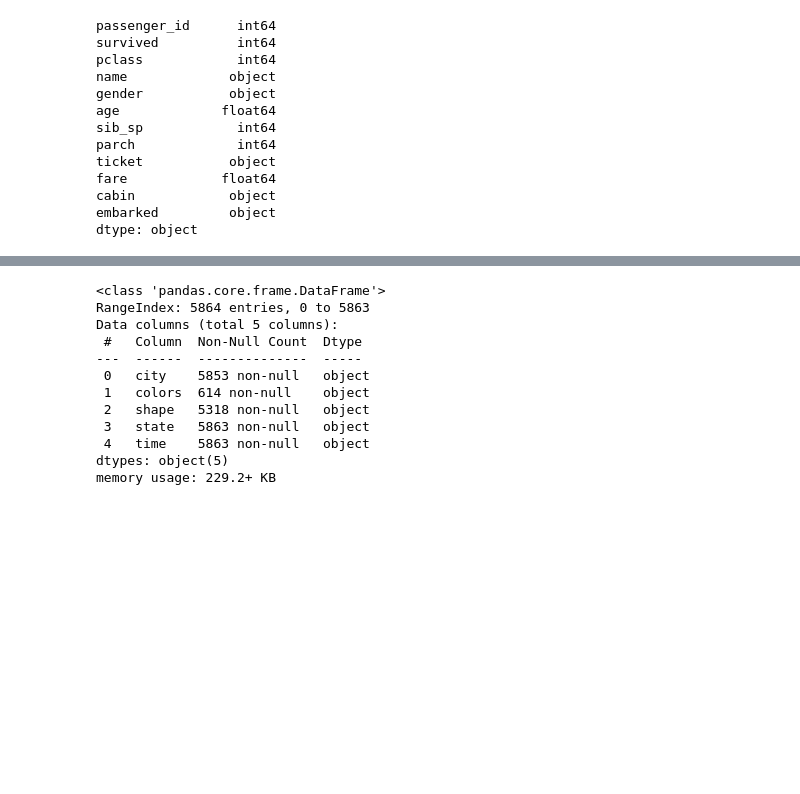
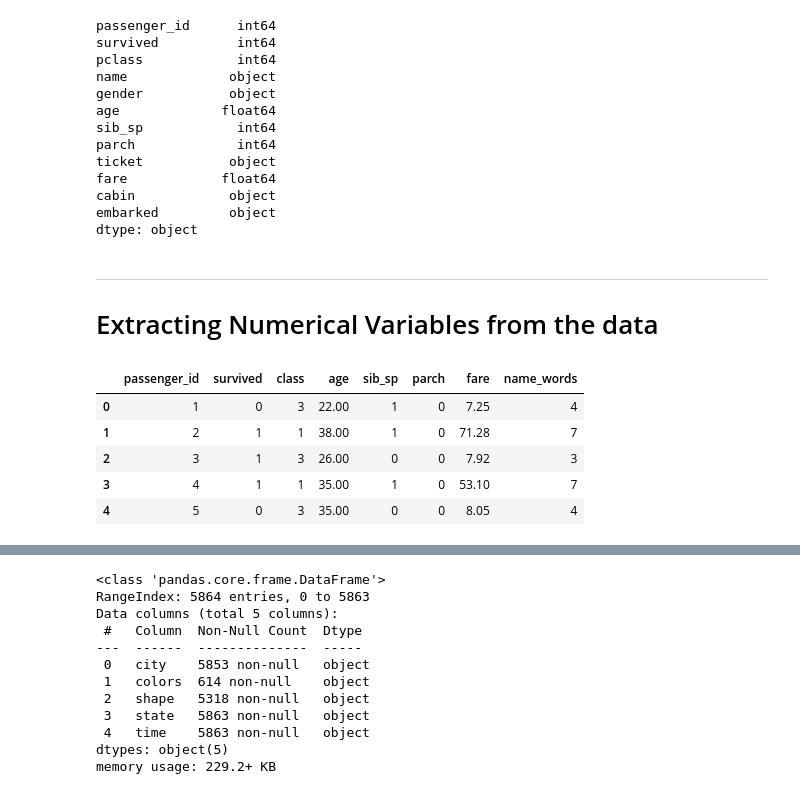
Before and after one commit to JitendraAlim/Data-Science-Toolkit, a Jupyter notebook: Python/Pandas/Pandas.ipynb, the cells around one changed output, grey strips where cells are left out. Drawn from its saved outputs; the diff is of its cells as text; code cells hidden in the pictures; blank space fills up the shorter version.

```diff
--- a/Python/Pandas/Pandas.ipynb
+++ b/Python/Pandas/Pandas.ipynb
@@ -300,3 +295,15 @@ fare            float64
 cabin            object
 embarked         object
 dtype: object
+# %% [markdown]
+---
+# Extracting Numerical Variables from the data
+# %%
+titanic._get_numeric_data().head()
+# %% [output]
+|  | passenger_id | survived | class | age | sib_sp | parch | fare | name_words |
+| 0 | 1 | 0 | 3 | 22.00 | 1 | 0 | 7.25 | 4 |
+| 1 | 2 | 1 | 1 | 38.00 | 1 | 0 | 71.28 | 7 |
+| 2 | 3 | 1 | 3 | 26.00 | 0 | 0 | 7.92 | 3 |
+| 3 | 4 | 1 | 1 | 35.00 | 1 | 0 | 53.10 | 7 |
+| 4 | 5 | 0 | 3 | 35.00 | 0 | 0 | 8.05 | 4 |
```
Also changed, not shown: parts of 8 cells of this notebook.
